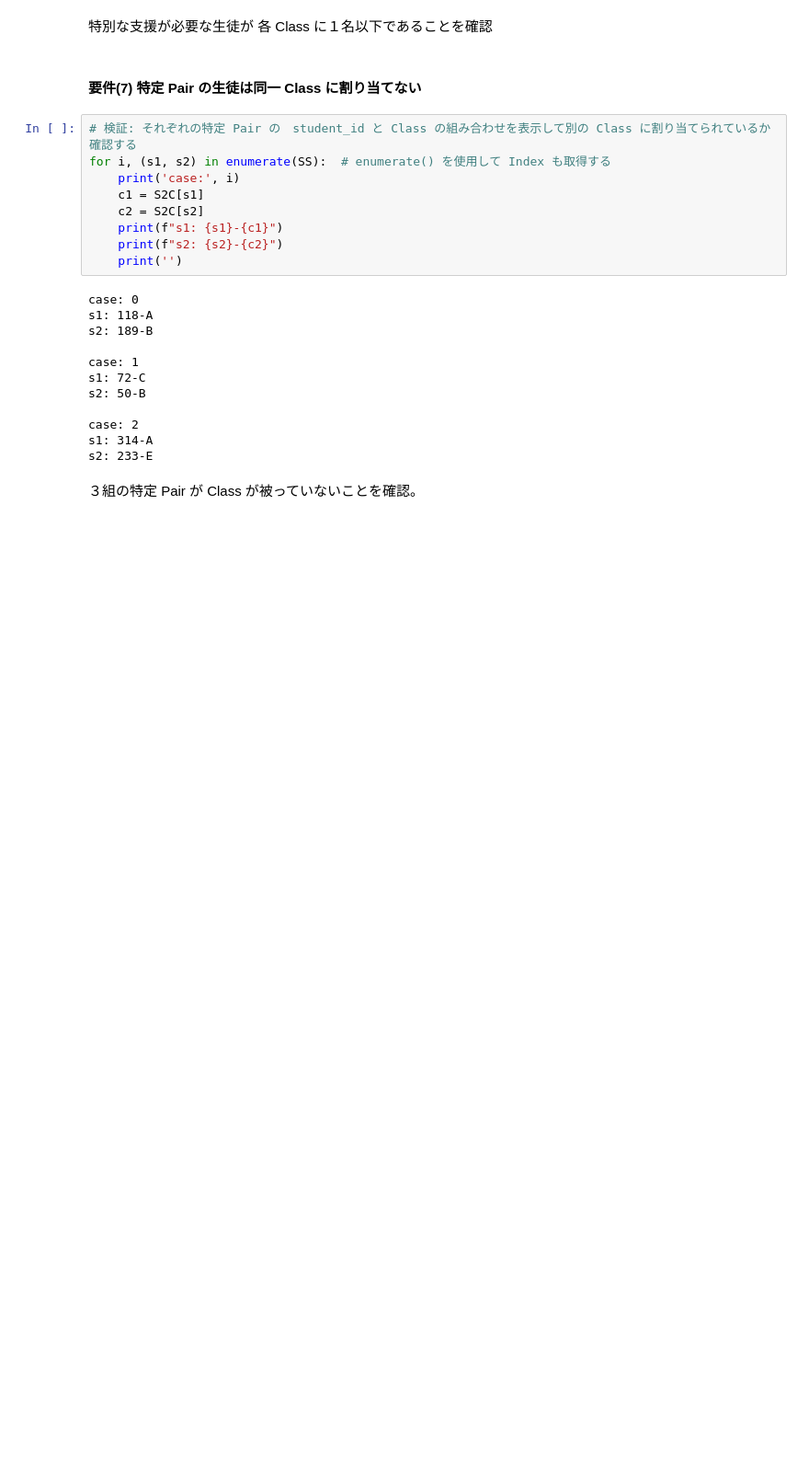
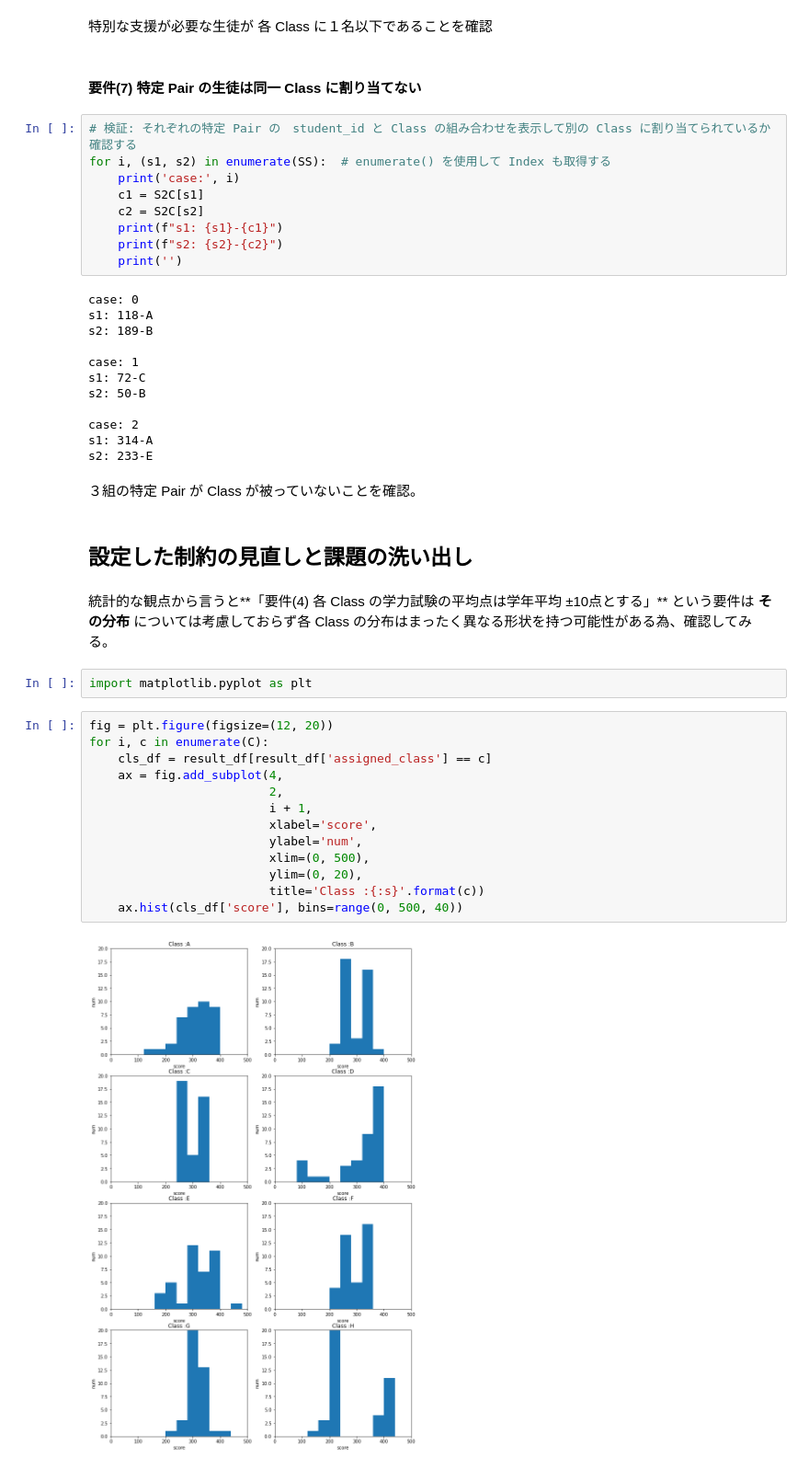
Before and after one commit to 1024xx4/py_mathematical_optimization, a Jupyter notebook: 3_school/school_class.ipynb, the cells around one changed output. Shown at 92% size. Saved outputs shown, nothing was run; the diff lists cells and outputs as text; blank space fills up the shorter version.

Commit message:
Feat: 設定した制約の見直しと課題の洗い出しを行なう#5

```diff
--- a/3_school/school_class.ipynb
+++ b/3_school/school_class.ipynb
@@ -429,3 +429,24 @@ s1: 314-A
 s2: 233-E
 # %% [markdown]
 ３組の特定 Pair が Class が被っていないことを確認。
+# %% [markdown]
+## 設定した制約の見直しと課題の洗い出し
+# %% [markdown]
+統計的な観点から言うと**「要件(4) 各 Class の学力試験の平均点は学年平均 ±10点とする」** という要件は **その分布** については考慮しておらず各 Class の分布はまったく異なる形状を持つ可能性がある為、確認してみる。
+# %%
+import matplotlib.pyplot as plt
+# %%
+fig = plt.figure(figsize=(12, 20))
+for i, c in enumerate(C):
+    cls_df = result_df[result_df['assigned_class'] == c]
+    ax = fig.add_subplot(4,
+                         2,
+                         i + 1,
+                         xlabel='score',
+                         ylabel='num',
+                         xlim=(0, 500),
+                         ylim=(0, 20),
+                         title='Class :{:s}'.format(c))
+    ax.hist(cls_df['score'], bins=range(0, 500, 40))
+# %% [output]
+[figure, added]
```
Also changed, not shown: parts of 1 cell of this notebook.
